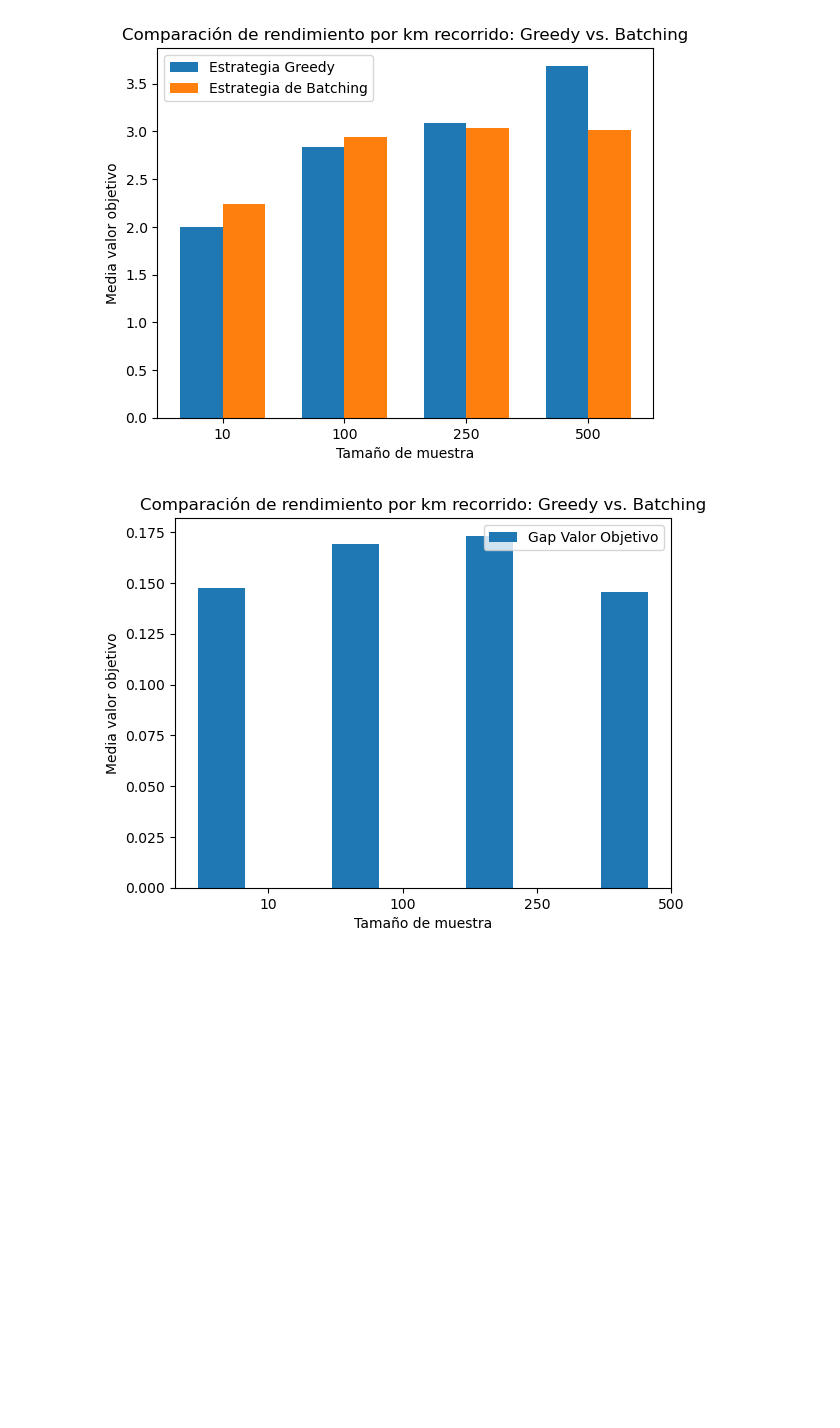
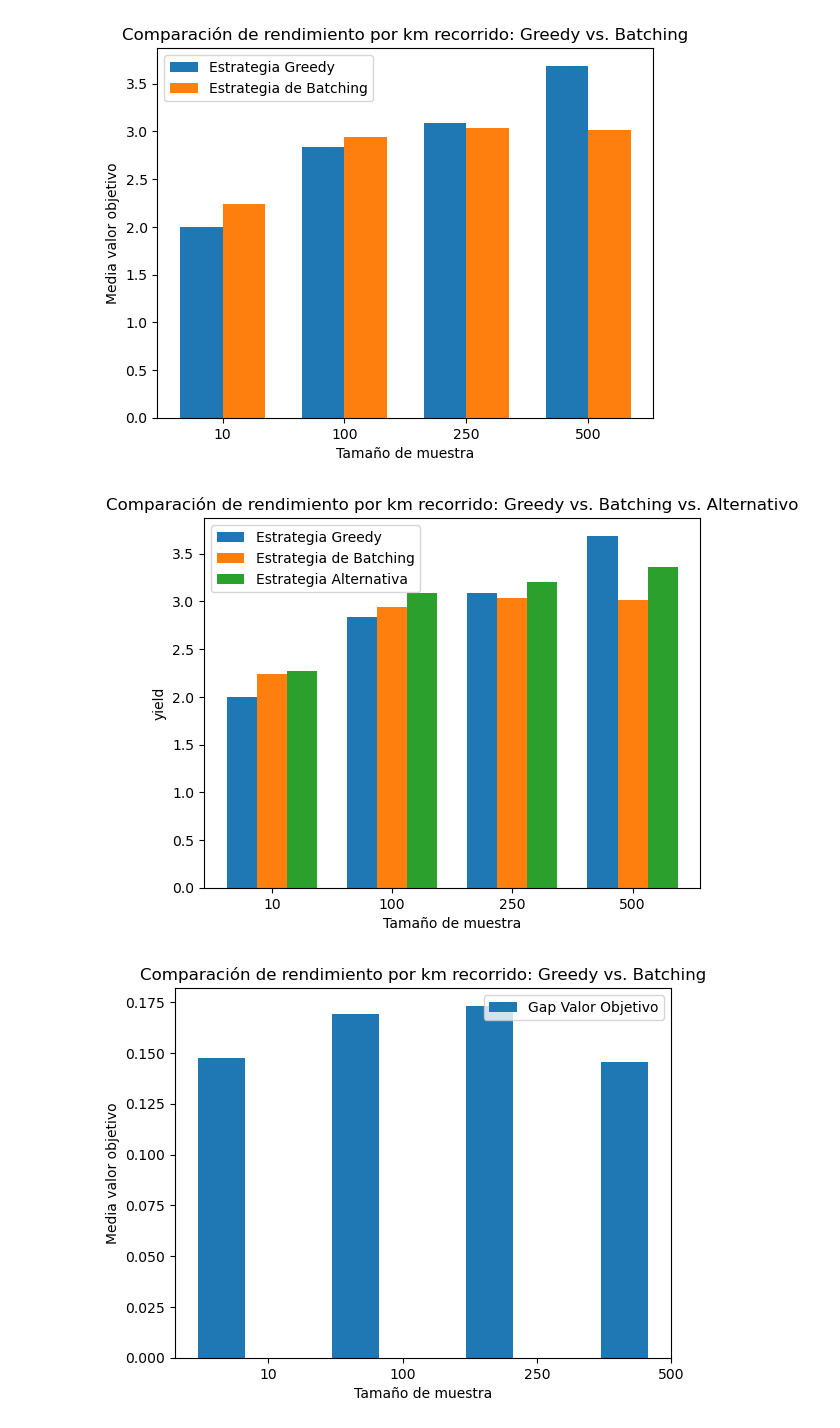
Before and after one commit to fedeegiorgi/tp1-taxi-batching, a Jupyter notebook: analysis/analysis.ipynb, the cells around one changed output. Cells and saved outputs as stored; diff of their text form; code cells hidden in the pictures; blank space fills up the shorter version.

```diff
--- a/analysis/analysis.ipynb
+++ b/analysis/analysis.ipynb
@@ -114,6 +116,33 @@ plt.legend()
 plt.show()
 # %% [output]
 [figure]
+# %%
+# Extraemos las medias de ingreso ($) por km recorido (distancia de recogida + viaje)
+greedy_rend_km = grouped_df['greedy_benefit']
+batching_rend_km = grouped_df['batching_benefit']
+alternative_rend_km = grouped_df['alternative_benefit']
+
+# Posicionamiento de las barras
+bar_width = 0.25
+r1 = range(len(sample_sizes))
+r2 = [x + bar_width for x in r1]
+r3 = [x + bar_width*2 for x in r1]
+
+# Creacion de barras para
+plt.bar(r1, greedy_rend_km, width=bar_width, label='Estrategia Greedy')
+plt.bar(r2, batching_rend_km, width=bar_width, label='Estrategia de Batching')
+plt.bar(r3, alternative_rend_km, width=bar_width, label='Estrategia Alternativa')
+
+# Ticks, labels y título
+plt.xlabel('Tamaño de muestra')
+plt.ylabel('yield')
+plt.title('Comparación de rendimiento por km recorrido: Greedy vs. Batching vs. Alternativo')
+plt.xticks([r + bar_width for r in range(len(sample_sizes))], sample_sizes)
+
+plt.legend()
+plt.show()
+# %% [output]
+[figure, added]
 # %%
 # Extraemos las medias de ingreso ($) por km recorido (distancia de recogida + viaje)
 ov_gap = grouped_df['ov_gap%']
```
Also changed, not shown: parts of 3 cells of this notebook, 15 other files.
